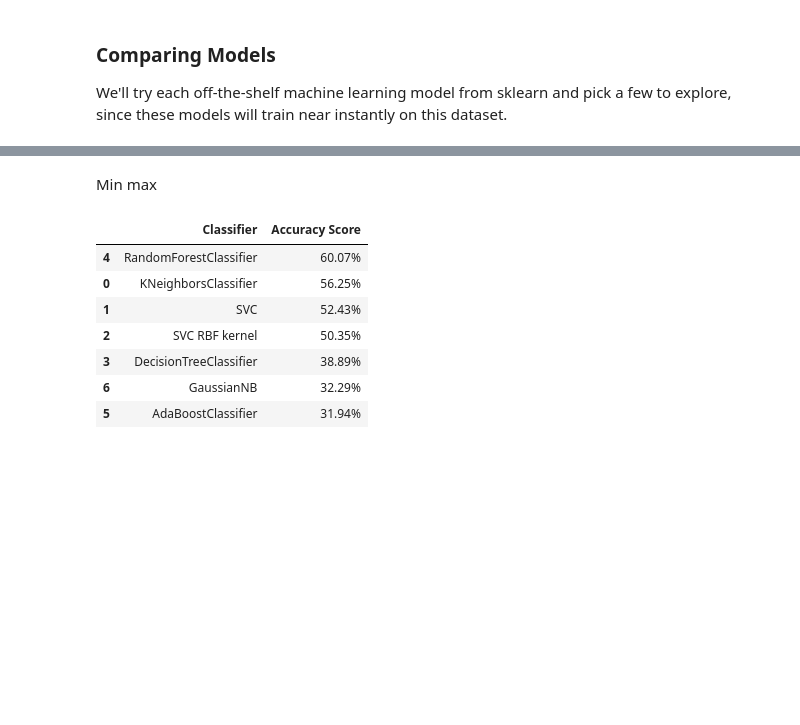
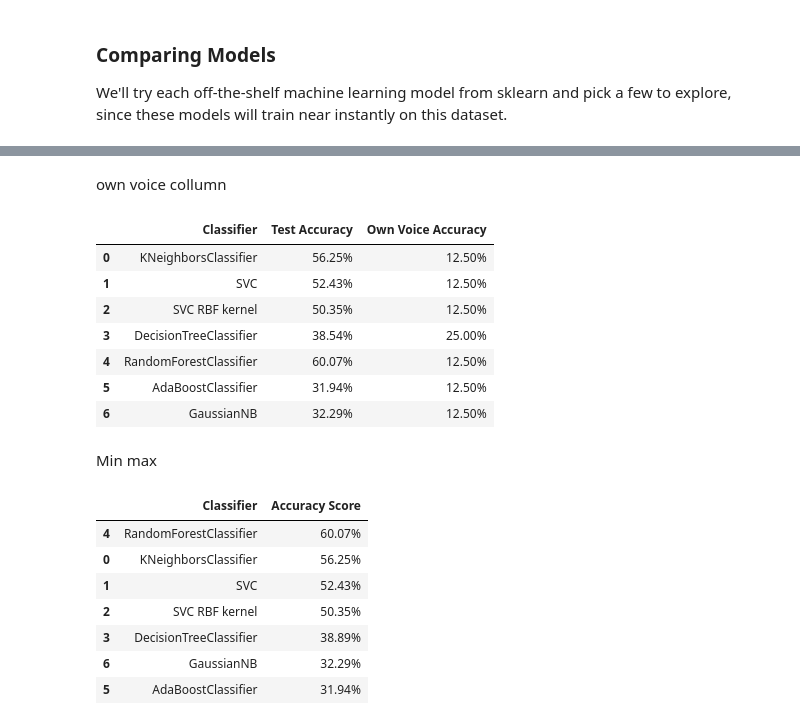
Before and after one commit to Anoharu/Week3-ClassicML, a Jupyter notebook: Week_3_MachineLearning.ipynb, the cells around one changed output, grey strips where cells are left out. Cells and saved outputs as stored; diff of their text form; code cells hidden in the pictures; blank space fills up the shorter version.

Commit message:
bug fix and update collumns

```diff
--- a/Week_3_MachineLearning.ipynb
+++ b/Week_3_MachineLearning.ipynb
@@ -467,5 +498,49 @@ scores_df.sort_values(by='Accuracy Score',axis=0,ascending=False)
 | 6 | GaussianNB | 32.29% |
 | 5 | AdaBoostClassifier | 31.94% |
+# %% [markdown]
+own voice collumn
+# %%
+from sklearn.neighbors import KNeighborsClassifier
+from sklearn.svm import SVC
+from sklearn.tree import DecisionTreeClassifier
+from sklearn.ensemble import RandomForestClassifier, AdaBoostClassifier
+from sklearn.naive_bayes import GaussianNB
+from sklearn.discriminant_analysis import QuadraticDiscriminantAnalysis
+
+classification_models = [
+    KNeighborsClassifier(),#(3),
+    SVC(kernel='linear'),#, C=0.025),
+    SVC(kernel='rbf'),
+    DecisionTreeClassifier(),#max_depth=5),
+    RandomForestClassifier(),#max_depth=5, n_estimators=10, max_features=1),
+    AdaBoostClassifier(),
+    GaussianNB(),
+    # QuadraticDiscriminantAnalysis()
+    ]
+
+scores = []
+for model in classification_models:
+    model.fit(X_train_scaled, y_train)
+    test_score = model.score(X_test_scaled, y_test)
+    own_voice_score = model.score(X_own_voice_scaled, y_own_voice)
+    model_name = type(model).__name__
+    if model_name=='SVC' and model.kernel=='rbf': model_name+=' RBF kernel'
+    scores.append((model_name, test_score, own_voice_score,))
+
+# Make it pretty
+scores_df = pd.DataFrame(scores, columns=['Classifier', 'Test Accuracy', 'Own Voice Accuracy'])
+scores_df['Test Accuracy'] = (scores_df['Test Accuracy'] * 100).apply(lambda x: f'{x:.2f}%')
+scores_df['Own Voice Accuracy'] = (scores_df['Own Voice Accuracy'] * 100).apply(lambda x: f'{x:.2f}%')
+scores_df
+# %% [output]
+|  | Classifier | Test Accuracy | Own Voice Accuracy |
+| 0 | KNeighborsClassifier | 56.25% | 12.50% |
+| 1 | SVC | 52.43% | 12.50% |
+| 2 | SVC RBF kernel | 50.35% | 12.50% |
+| 3 | DecisionTreeClassifier | 38.54% | 25.00% |
+| 4 | RandomForestClassifier | 60.07% | 12.50% |
+| 5 | AdaBoostClassifier | 31.94% | 12.50% |
+| 6 | GaussianNB | 32.29% | 12.50% |
 # %% [markdown]
 Min max
 # %%
```
Also changed, not shown: parts of 3 cells of this notebook.
